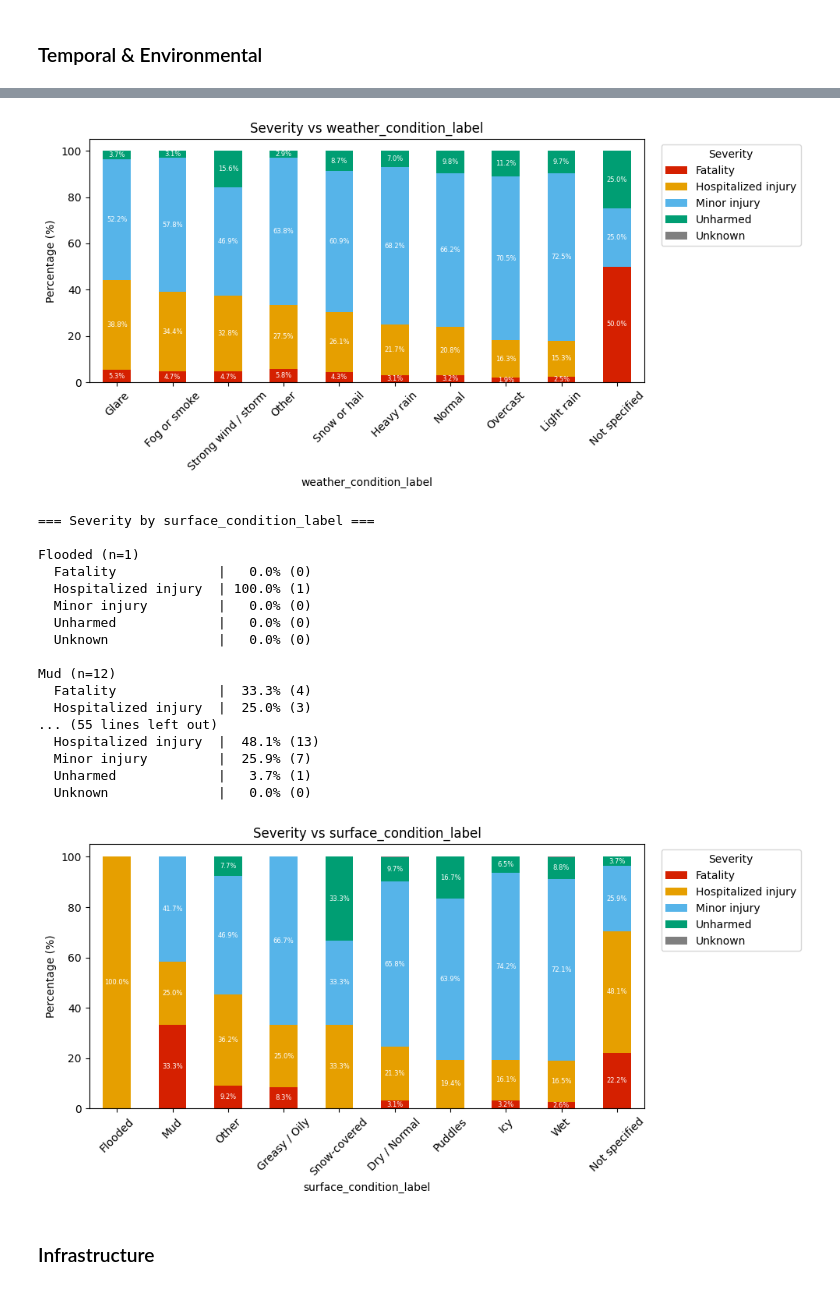
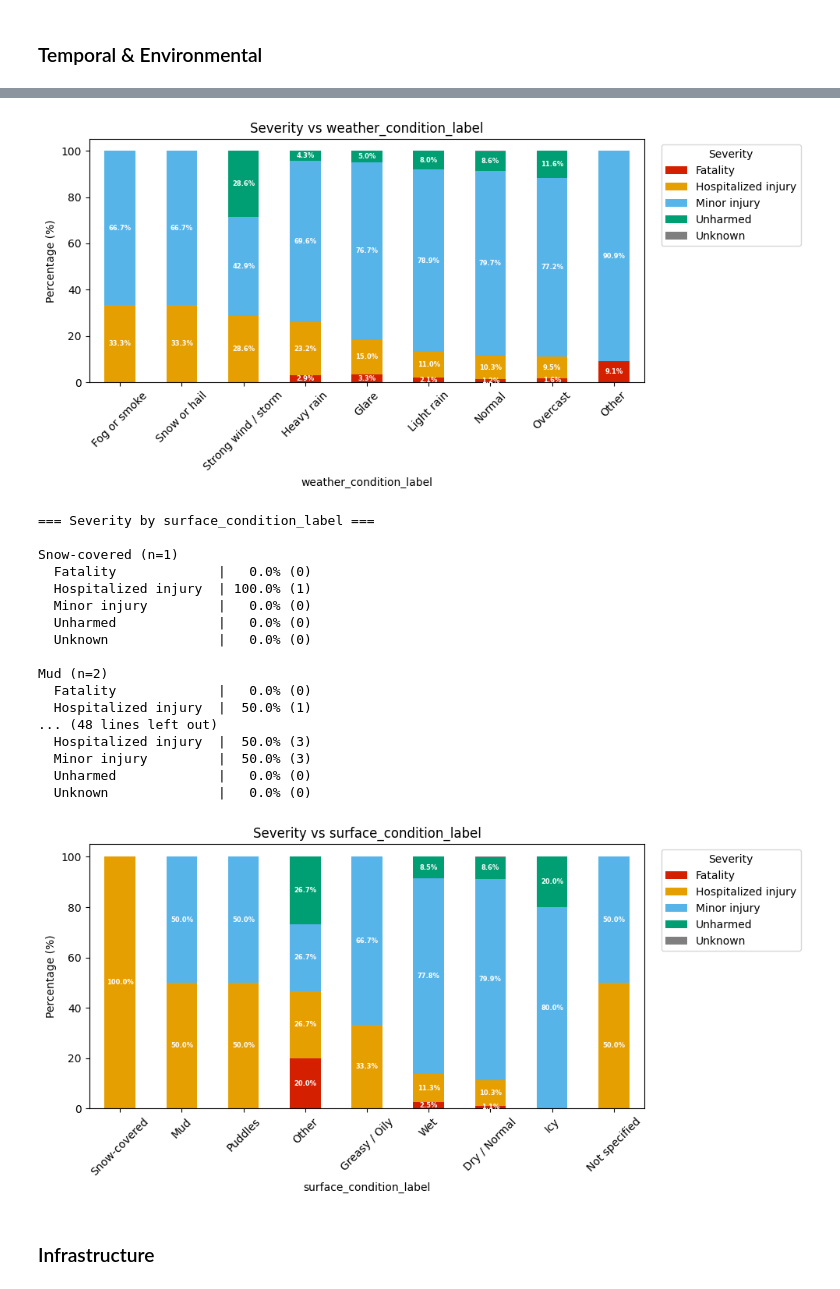
Before and after one commit to fengyu20/safe-biking-in-paris, a Jupyter notebook: eda/eda.ipynb, the cells around one changed output, grey strips where cells are left out. Saved outputs shown, nothing was run; the diff lists cells and outputs as text; code cells hidden in the pictures.

```diff
--- a/eda/eda.ipynb
+++ b/eda/eda.ipynb
@@ -27,0 +19,22 @@ Loaded 28,578 records from BigQuery
+# %%
+# Read data from BigQuery
+
+hr_table = 'biking-in-paris.accidents.fct_accidents_hr'
+
+bike_only_query = f"""
+        SELECT *,
+               -- Add geographic scope categorization
+               CASE
+                 WHEN department = '75' THEN 'Paris'
+                 WHEN department IN ('75', '77', '78', '91', '92', '93', '94', '95') THEN 'Île-de-France'
+                 ELSE 'Other France'
+               END as geographic_scope
+        FROM `{hr_table}`
+        WHERE vehicle_category_cd IN (1, 50, 80)
+        """
+
+print("Filtering for vehicle types: 1 (Bicycle), 50 (E-personal transport motorized), 80 (E-bicycle)")
+
+data_loader = DataLoader(custom_query=bike_only_query, target_table=hr_table)
+
+df = data_loader.load_from_bigquery()
@@ -89,0 +109,6 @@ Other France (n=17,405)
+# %%
+idf_df = df[df['geographic_scope'] == 'Île-de-France']
+# %%
+idf_eda =  SeverityEDA()
+
+idf_eda.set_data(idf_df)
@@ -99,7 +134,7 @@ temporal_cols = [
 
 for col in temporal_cols:
     if col in df.columns:
-        eda.analyze(col)
+        idf_eda.analyze(col)
 # %% [output]
 === Severity by time_of_day_label ===
 
@@ -156,23 +191,23 @@ Fog or smoke (n=64)
   Unknown              |   0.0% (0)
-[figure, old version]
+[figure, new version]
 === Severity by surface_condition_label ===
 
-Flooded (n=1)
+Snow‑covered (n=1)
   Fatality             |   0.0% (0)
   Hospitalized injury  | 100.0% (1)
   Minor injury         |   0.0% (0)
   Unharmed             |   0.0% (0)
   Unknown              |   0.0% (0)
 
-Mud (n=12)
-  Fatality             |  33.3% (4)
-  Hospitalized injury  |  25.0% (3)
-... (55 lines left out)
-  Hospitalized injury  |  48.1% (13)
-  Minor injury         |  25.9% (7)
-  Unharmed             |   3.7% (1)
+Mud (n=2)
+  Fatality             |   0.0% (0)
+  Hospitalized injury  |  50.0% (1)
+... (48 lines left out)
+  Hospitalized injury  |  50.0% (3)
+  Minor injury         |  50.0% (3)
+  Unharmed             |   0.0% (0)
   Unknown              |   0.0% (0)
-[figure, old version]
+[figure, new version]
 # %% [markdown]
 ### Infrastructure
 # %%
```
Also changed, not shown: parts of 8 cells of this notebook, 28 other files.
